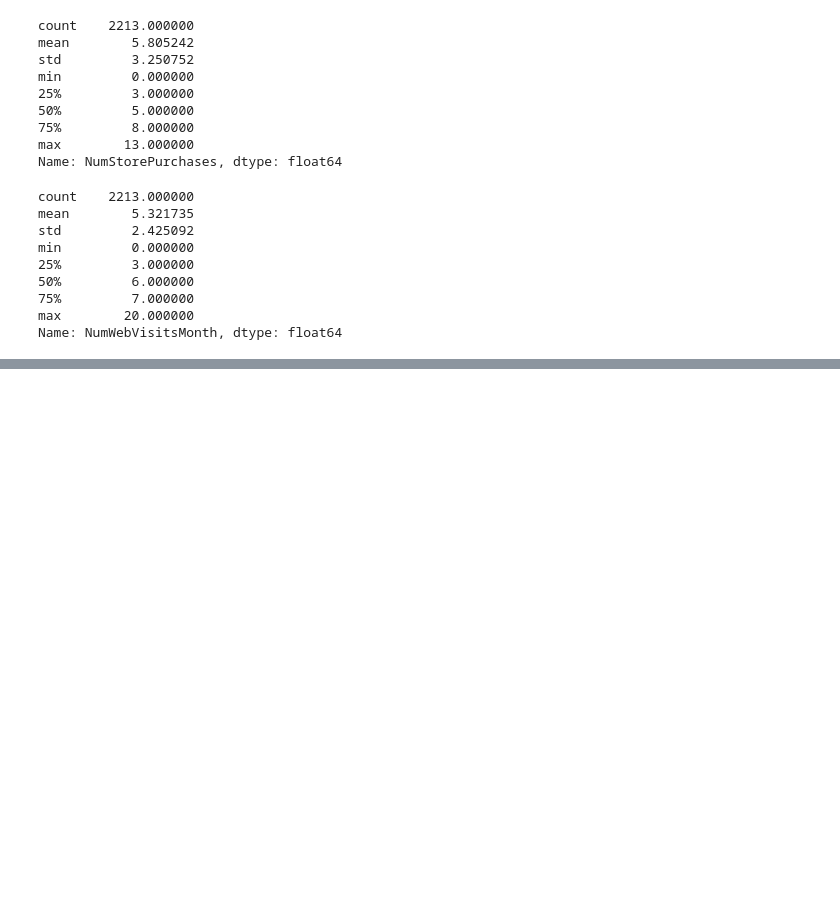
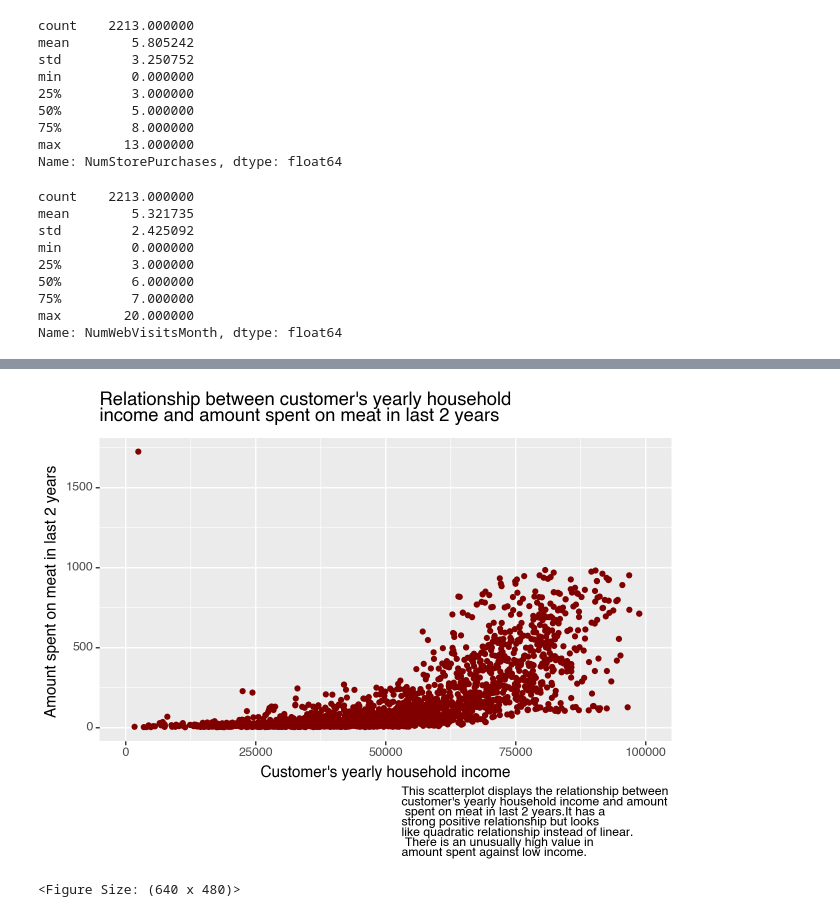
Before and after one commit to Kris-Peng/DATA119FINALProject, a Jupyter notebook: FinalProjectKrisSam.ipynb, the cells around one changed output, grey strips where cells are left out. Drawn from its saved outputs; the diff is of its cells as text; code cells hidden in the pictures; blank space fills up the shorter version.

```diff
--- a/FinalProjectKrisSam.ipynb
+++ b/FinalProjectKrisSam.ipynb
@@ -327,0 +351,12 @@ Name: NumWebVisitsMonth, dtype: float64
+# %%
+# create scatterplots
+(p9.ggplot(df, p9.aes(x = 'Income', y = 'MntMeatProducts'))  +
+ p9.geom_point(color = 'maroon') +
+ p9.xlim(0,100000) +
+ p9.labs(x = "Customer's yearly household income", y = "Amount spent on meat in last 2 years ",
+        title= "Relationship between customer's yearly household \nincome and amount spent on meat in last 2 years",
+          caption = "This scatterplot displays the relationship between \ncustomer's yearly household income and amount\n spent on meat in last 2 years."
+          + "It has a \nstrong positive relationship but looks \nlike quadratic relationship instead of linear.\n There is an unusually high value in \namount spent against low income."))
+# %% [output]
+[figure, added]
+<Figure Size: (640 x 480)>
```
Also changed, not shown: parts of 8 cells of this notebook.
